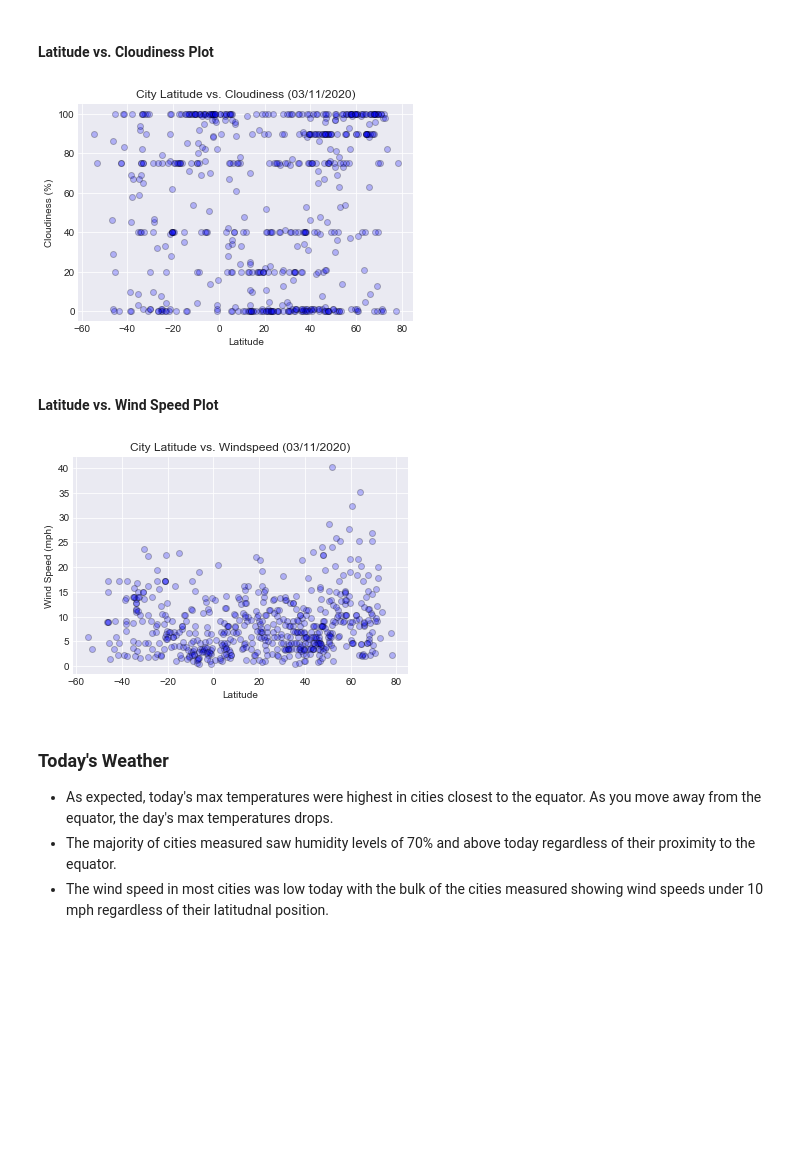
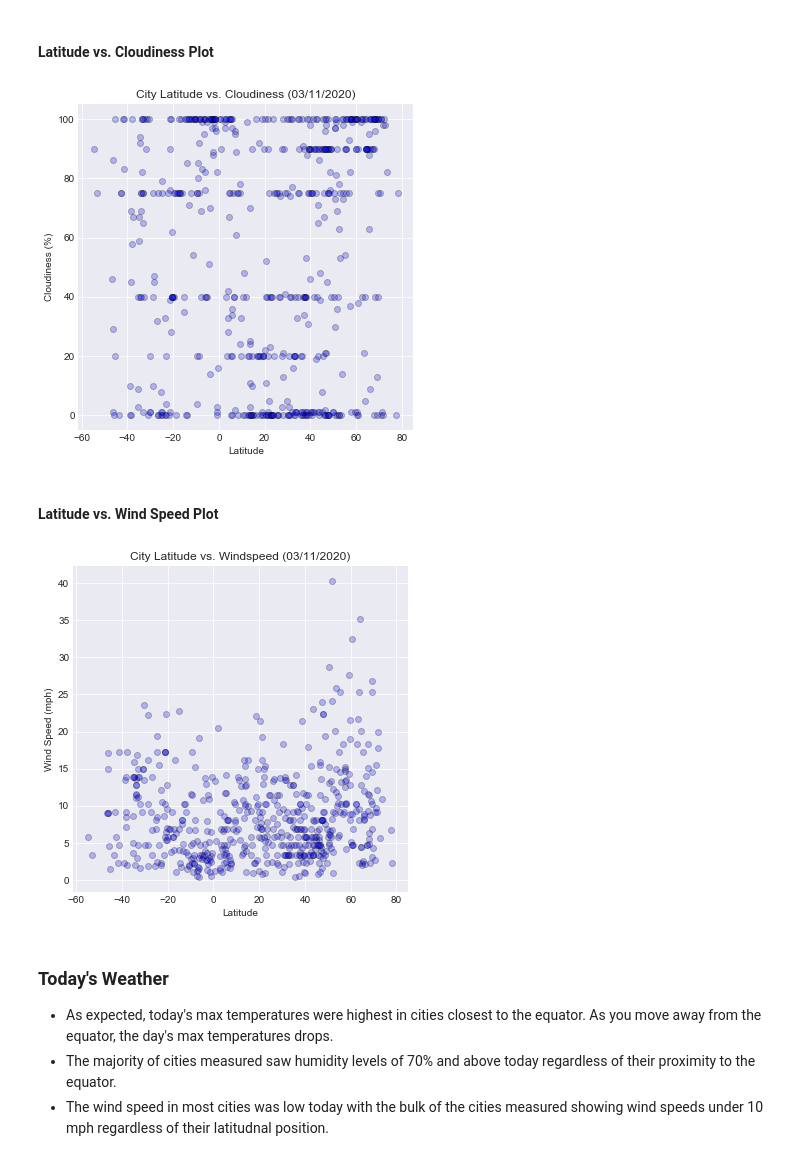
Before and after one commit to linmck/python-api-challenge, a Jupyter notebook: WeatherPy/WeatherPy_LAM.ipynb, the cells around one changed output. Drawn from its saved outputs; the diff is of its cells as text; code cells hidden in the pictures; blank space fills up the shorter version.

```diff
--- a/WeatherPy/WeatherPy_LAM.ipynb
+++ b/WeatherPy/WeatherPy_LAM.ipynb
@@ -202,18 +204,20 @@ plt.savefig("Results/humidity-latitude.png")
 #### Latitude vs. Cloudiness Plot
 # %%
 #Create scatter plot showing the relationship of latitude and cloudiness for today
+plt.figure(figsize=(6,6))
 plt.scatter(weather_data_final.lat, weather_data_final.clouds, marker="o", facecolors="blue", alpha=0.25, edgecolors="black")
 plt.title(f"City Latitude vs. Cloudiness ({date})")
 plt.xlabel("Latitude")
 plt.ylabel("Cloudiness (%)")
 plt.grid(True)
 plt.savefig("Results/cloudiness-latitude.png")
 # %% [output]
-[figure, old version]
+[figure, new version]
 # %% [markdown]
 #### Latitude vs. Wind Speed Plot
 # %%
 #Create scatter plot showing the relationship of latitude and wind speed for today
+plt.figure(figsize=(6,6))
 plt.scatter(weather_data_final.lat, weather_data_final.wind_speed, marker="o", facecolors="blue", alpha=0.25, edgecolors="black")
 plt.title(f"City Latitude vs. Windspeed ({date})")
 plt.xlabel("Latitude")
@@ -221,7 +225,7 @@ plt.ylabel("Wind Speed (mph)")
 plt.grid(True)
 plt.savefig("Results/wind_speed-latitude.png")
 # %% [output]
-[figure, old version]
+[figure, new version]
 # %% [markdown]
 ### Today's Weather
 * As expected, today's max temperatures were highest in cities closest to the equator. As you move away from the equator, the day's max temperatures drops.
```
Also changed, not shown: parts of 2 cells of this notebook.
